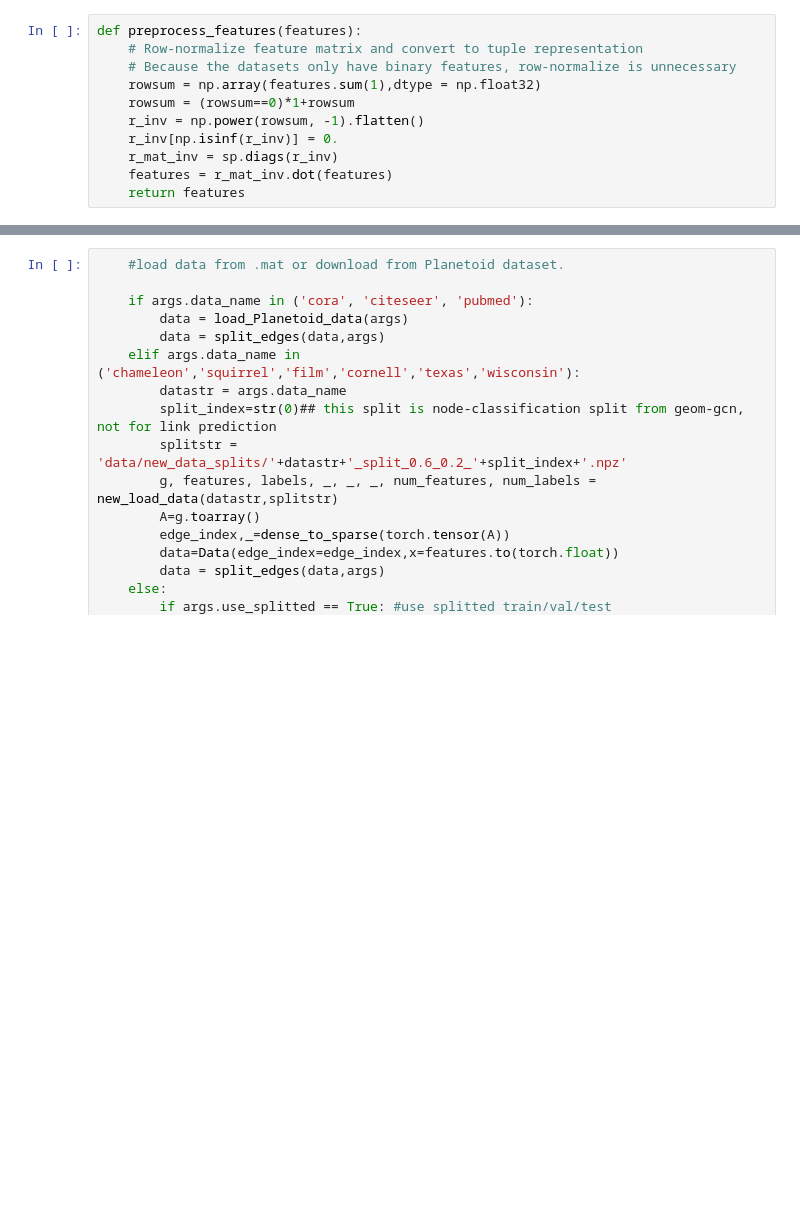
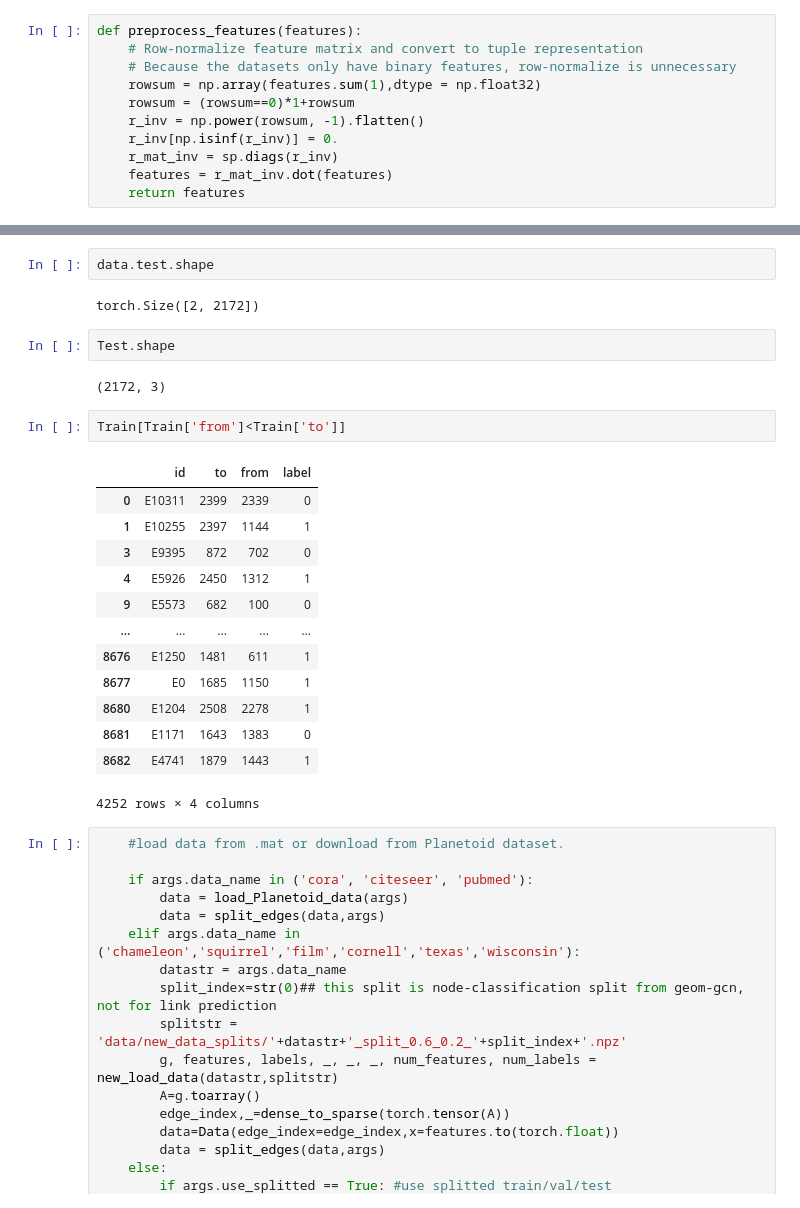
Before and after one commit to CalebThian/hw2_linkprediction, a Jupyter notebook: main.ipynb, the cells around one changed output, grey strips where cells are left out. Cells and saved outputs as stored; diff of their text form; blank space fills up the shorter version.

```diff
--- a/main.ipynb
+++ b/main.ipynb
@@ -207,3 +305,27 @@ tensor([[   1,    2,    2,  ..., 2703, 2703, 2703],
+# %%
+data.test.shape
+# %% [output]
+torch.Size([2, 2172])
+# %%
+Test.shape
+# %% [output]
+(2172, 3)
+# %%
+Train[Train['from']<Train['to']]
+# %% [output]
+|  | id | to | from | label |
+| 0 | E10311 | 2399 | 2339 | 0 |
+| 1 | E10255 | 2397 | 1144 | 1 |
+| 3 | E9395 | 872 | 702 | 0 |
+| 4 | E5926 | 2450 | 1312 | 1 |
+| 9 | E5573 | 682 | 100 | 0 |
+| ... | ... | ... | ... | ... |
+| 8676 | E1250 | 1481 | 611 | 1 |
+| 8677 | E0 | 1685 | 1150 | 1 |
+| 8680 | E1204 | 2508 | 2278 | 1 |
+| 8681 | E1171 | 1643 | 1383 | 0 |
+| 8682 | E4741 | 1879 | 1443 | 1 |
+4252 rows × 4 columns
 # %%
     #load data from .mat or download from Planetoid dataset.
 
```
Also changed, not shown: parts of 11 cells of this notebook.
